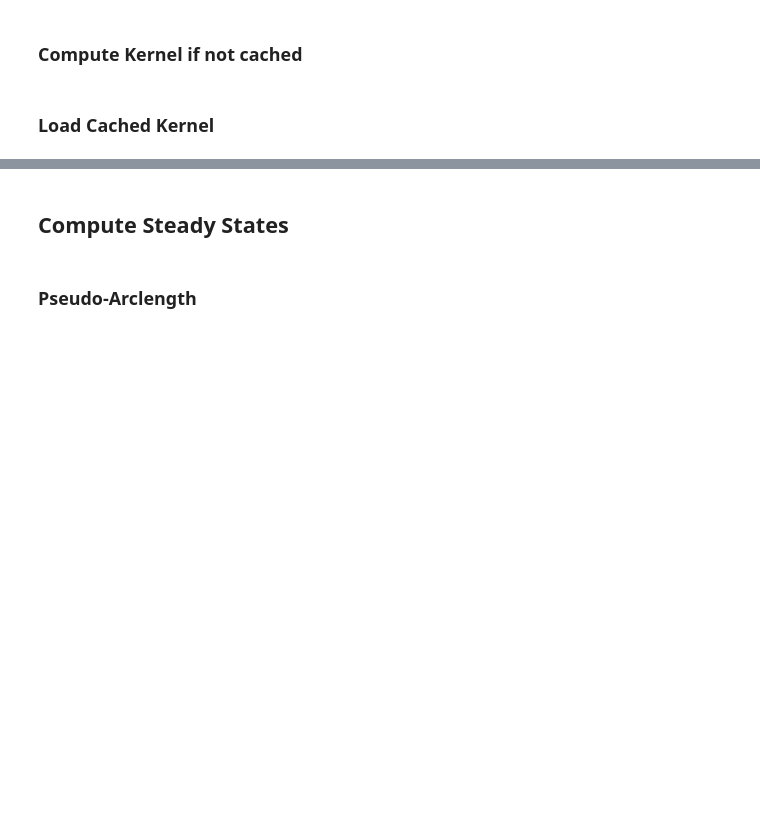
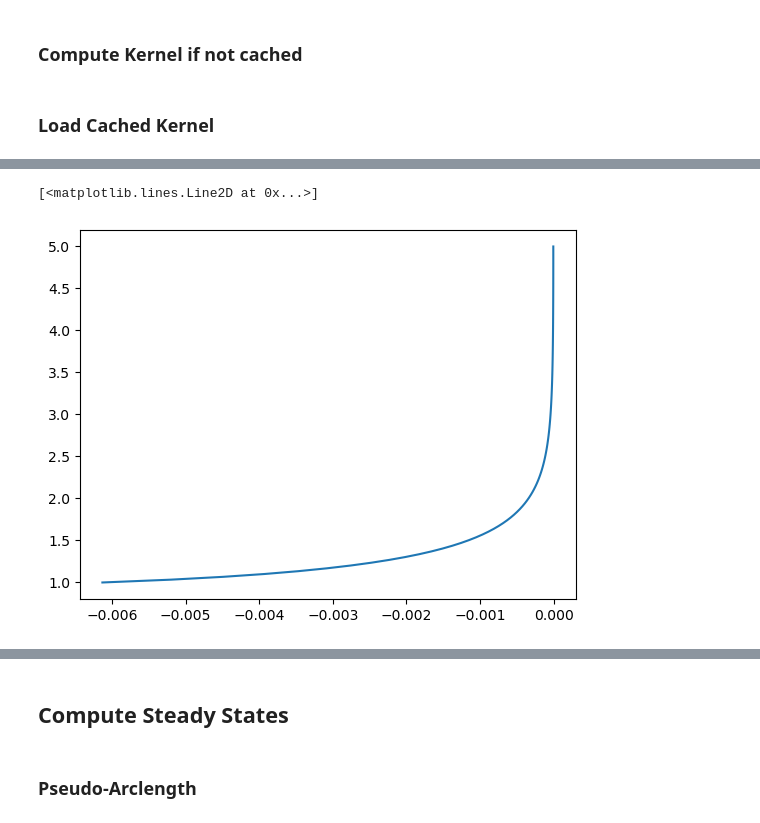
Before and after one commit to mjt257/SSWs, a Jupyter notebook: notebooks/steady_states_searching.ipynb, the cells around one changed output, grey strips where cells are left out. Saved outputs shown, nothing was run; the diff lists cells and outputs as text; code cells hidden in the pictures; blank space fills up the shorter version.

```diff
--- a/notebooks/steady_states_searching.ipynb
+++ b/notebooks/steady_states_searching.ipynb
@@ -45,0 +117,33 @@ zg, oc, Li = discretization['zg'], discretization['oc'], discretization['L']
+# %%
+Fk = np.vectorize(F_k)(R, zg, k)
+def one_term(arr_idx, idx_1, idx_2):
+    eigenvalue_1 = eigenvalues_all[arr_idx][idx_1]
+    eigenvalue_2 = eigenvalues_all[arr_idx][idx_2]
+    eigenvector_1= eigenvectors_all[arr_idx][:, idx_1]
+    eigenvector_2 = eigenvectors_all[arr_idx][:, idx_2]
+    inner_prod = inner_product(1j * Fk, eigenvector_1, R, vecced_delta[arr_idx], zg) * np.conj(inner_product(1j * Fk, eigenvector_2, R, vecced_delta[arr_idx], zg))
+    A_n_term = -inner_prod/(compute_interaction(eigenvalue_1, eigenvalue_2))
+    return A_n_term * eigenvector_1 * np.conj(eigenvector_2)
+# %%
+interactions = np.ones((eigenvalues_all.shape[1], eigenvalues_all.shape[1]), dtype=np.complex128) * np.nan
+for i, eigenvalue_1 in enumerate(eigenvalues_all[95]):
+    for j, eigenvalue_2 in enumerate(eigenvalues_all[95]):
+        interactions[i, j] = compute_interaction(eigenvalue_1, eigenvalue_2)
+# %%
+sub_array = interactions
+
+# Flatten the sliced array and get indices of the smallest 5 values
+flat_indices = np.argsort(sub_array, axis=None)[:1]
+
+# Convert the flat indices back to coordinates in the original array
+top_min_indices = [np.unravel_index(idx, sub_array.shape) for idx in flat_indices]
+
+# Adjust indices to account for the slice
+#top_min_indices = [(i + 0, j + 0) for i, j in top_min_indices]
+# %%
+contributing_terms = [one_term(95, i, j) for (i, j) in top_min_indices]
+# %%
+plt.plot(np.sum(contributing_terms, axis=0)/S_hat**2, zg)
+# %% [output]
+[<matplotlib.lines.Line2D at 0x...>]
+[figure, added]
```
Also changed, not shown: parts of 20 cells of this notebook, 6 other files.
